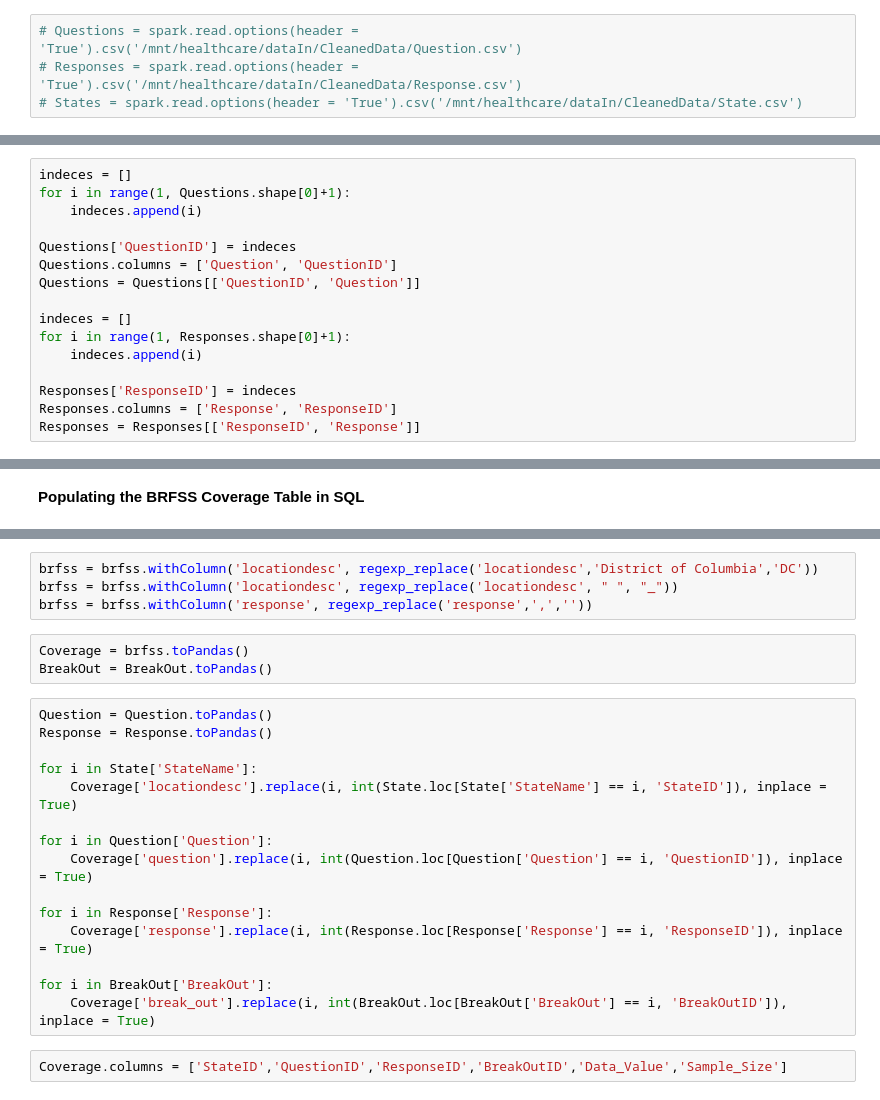
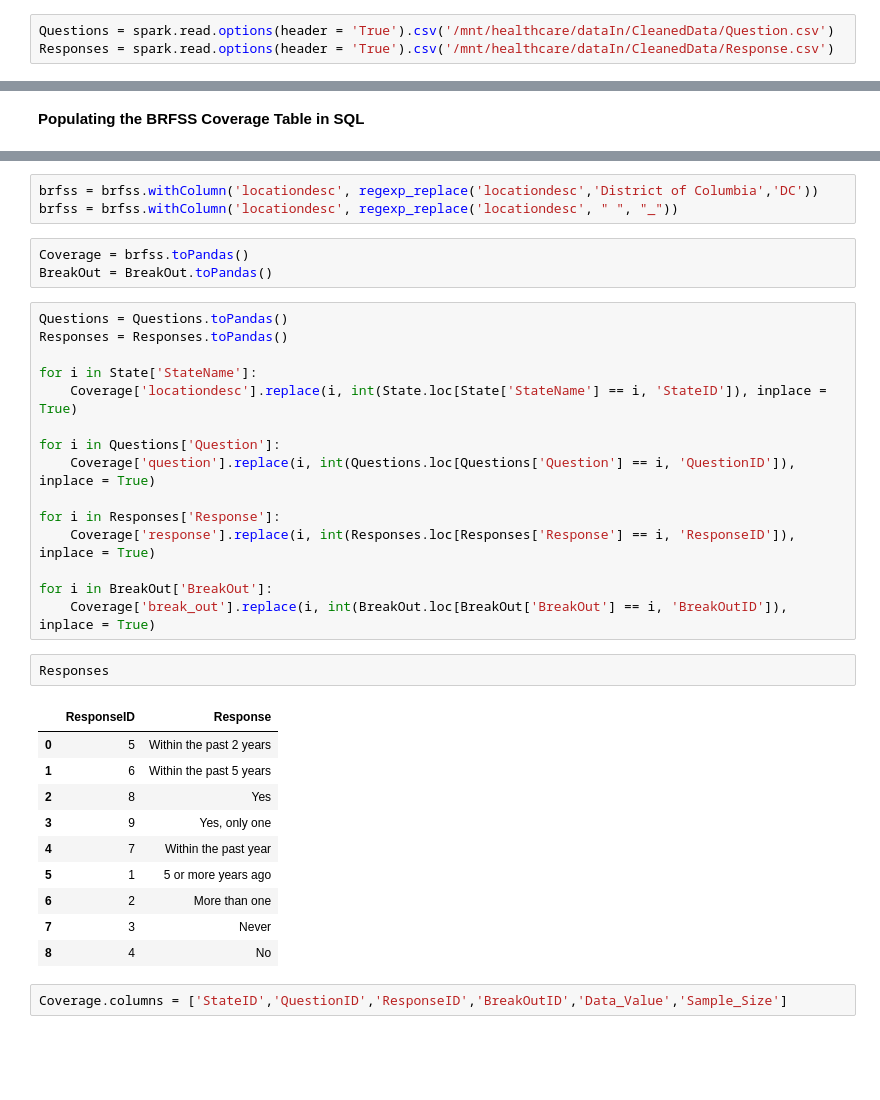
Before and after one commit to kylee-lapierre/capstone-healthcare, a Jupyter notebook: code/SQL Populate Tables.ipynb, the cells around one changed output, grey strips where cells are left out. Drawn from its saved outputs; the diff is of its cells as text; blank space fills up the shorter version.

```diff
--- a/code/SQL Populate Tables.ipynb
+++ b/code/SQL Populate Tables.ipynb
@@ -69,7 +77,6 @@ Private = spark.read.options(header = 'True').csv('/mnt/healthcare/dataIn/Cleane
 Public = spark.read.options(header = 'True').csv('/mnt/healthcare/dataIn/CleanedData/CleanS2704MN.csv/')
 Smart = spark.read.options(header = 'True').csv('/mnt/healthcare/dataIn/CleanedData/CleanBRF_SMART_MN_Metros.csv')
 # %%
-# Questions = spark.read.options(header = 'True').csv('/mnt/healthcare/dataIn/CleanedData/Question.csv')
-# Responses = spark.read.options(header = 'True').csv('/mnt/healthcare/dataIn/CleanedData/Response.csv')
-# States = spark.read.options(header = 'True').csv('/mnt/healthcare/dataIn/CleanedData/State.csv')
+Questions = spark.read.options(header = 'True').csv('/mnt/healthcare/dataIn/CleanedData/Question.csv')
+Responses = spark.read.options(header = 'True').csv('/mnt/healthcare/dataIn/CleanedData/Response.csv')
 # %%
@@ -166,16 +126,0 @@ Out[19]: [Row(response='Yes, only one'),
-# %%
-indeces = []
-for i in range(1, Questions.shape[0]+1):
-    indeces.append(i)
-
-Questions['QuestionID'] = indeces
-Questions.columns = ['Question', 'QuestionID']
-Questions = Questions[['QuestionID', 'Question']]
-
-indeces = []
-for i in range(1, Responses.shape[0]+1):
-    indeces.append(i)
-
-Responses['ResponseID'] = indeces
-Responses.columns = ['Response', 'ResponseID']
-Responses = Responses[['ResponseID', 'Response']]
@@ -502,25 +400,37 @@ Showing the first 1000 rows.
 # %%
 brfss = brfss.withColumn('locationdesc', regexp_replace('locationdesc','District of Columbia','DC'))
 brfss = brfss.withColumn('locationdesc', regexp_replace('locationdesc', " ", "_"))
-brfss = brfss.withColumn('response', regexp_replace('response',',',''))
 # %%
 Coverage = brfss.toPandas()
 BreakOut = BreakOut.toPandas()
 # %%
-Question = Question.toPandas()
-Response = Response.toPandas()
+Questions = Questions.toPandas()
+Responses = Responses.toPandas()
 
 for i in State['StateName']:
     Coverage['locationdesc'].replace(i, int(State.loc[State['StateName'] == i, 'StateID']), inplace = True)
 
-for i in Question['Question']:
-    Coverage['question'].replace(i, int(Question.loc[Question['Question'] == i, 'QuestionID']), inplace = True)
+for i in Questions['Question']:
+    Coverage['question'].replace(i, int(Questions.loc[Questions['Question'] == i, 'QuestionID']), inplace = True)
 
-for i in Response['Response']:
-    Coverage['response'].replace(i, int(Response.loc[Response['Response'] == i, 'ResponseID']), inplace = True)
+for i in Responses['Response']:
+    Coverage['response'].replace(i, int(Responses.loc[Responses['Response'] == i, 'ResponseID']), inplace = True)
 
 for i in BreakOut['BreakOut']:
     Coverage['break_out'].replace(i, int(BreakOut.loc[BreakOut['BreakOut'] == i, 'BreakOutID']), inplace = True)
+# %%
+Responses
+# %% [output]
+|  | ResponseID | Response |
+| 0 | 5 | Within the past 2 years |
+| 1 | 6 | Within the past 5 years |
+| 2 | 8 | Yes |
+| 3 | 9 | Yes, only one |
+| 4 | 7 | Within the past year |
+| 5 | 1 | 5 or more years ago |
+| 6 | 2 | More than one |
+| 7 | 3 | Never |
+| 8 | 4 | No |
 # %%
 Coverage.columns = ['StateID','QuestionID','ResponseID','BreakOutID','Data_Value','Sample_Size']
 # %%
```
Also changed, not shown: parts of 24 cells of this notebook, 4 other files.
